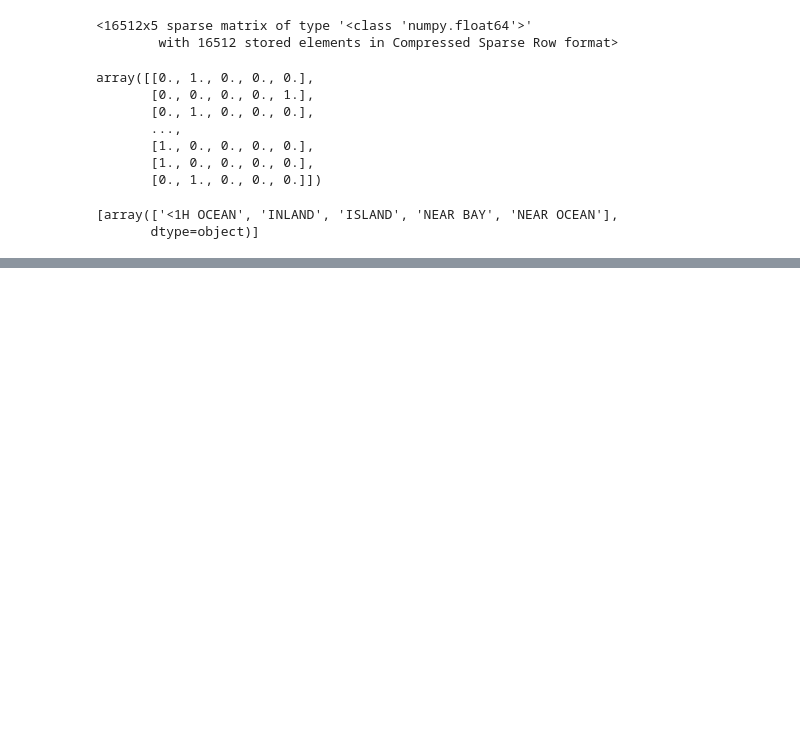
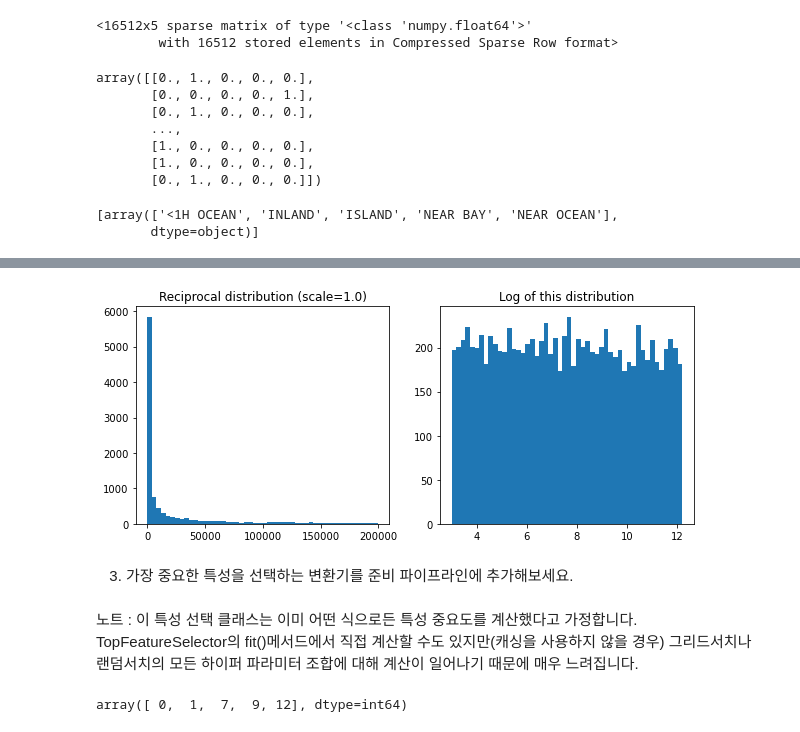
Before and after one commit to KwonBK0223/hands_on_machine_learning, a Jupyter notebook: chapter 2 머신러닝 프로젝트 처음부터 끝까지.ipynb, the cells around one changed output, grey strips where cells are left out. Cells and saved outputs as stored; diff of their text form; code cells hidden in the pictures; blank space fills up the shorter version.

```diff
--- a/chapter 2 머신러닝 프로젝트 처음부터 끝까지.ipynb
+++ b/chapter 2 머신러닝 프로젝트 처음부터 끝까지.ipynb
@@ -338,0 +727,15 @@ cat_encoder.categories_
+# %%
+reciprocal_distrib = reciprocal(20, 200000)
+samples = reciprocal_distrib.rvs(10000, random_state=42)
+plt.figure(figsize=(10, 4))
+plt.subplot(121)
+plt.title("Reciprocal distribution (scale=1.0)")
+plt.hist(samples, bins=50)
+plt.subplot(122)
+plt.title("Log of this distribution")
+plt.hist(np.log(samples), bins=50)
+plt.show()
+# %% [output]
+[figure, added]
+# %% [markdown]
+3. 가장 중요한 특성을 선택하는 변환기를 준비 파이프라인에 추가해보세요.
@@ -338,0 +757,2 @@ cat_encoder.categories_
+# %% [markdown]
+노트 : 이 특성 선택 클래스는 이미 어떤 식으로든 특성 중요도를 계산했다고 가정합니다. TopFeatureSelector의 fit()메서드에서 직접 계산할 수도 있지만(캐싱을 사용하지 않을 경우) 그리드서치나 랜덤서치의 모든 하이퍼 파라미터 조합에 대해 계산이 일어나기 때문에 매우 느려집니다.
@@ -338,0 +762,5 @@ cat_encoder.categories_
+# %%
+top_k_feature_indices = indices_of_top_k(feature_importances, k)
+top_k_feature_indices
+# %% [output]
+array([ 0,  1,  7,  9, 12], dtype=int64)
```
Also changed, not shown: parts of 49 cells of this notebook, 1 other file.
